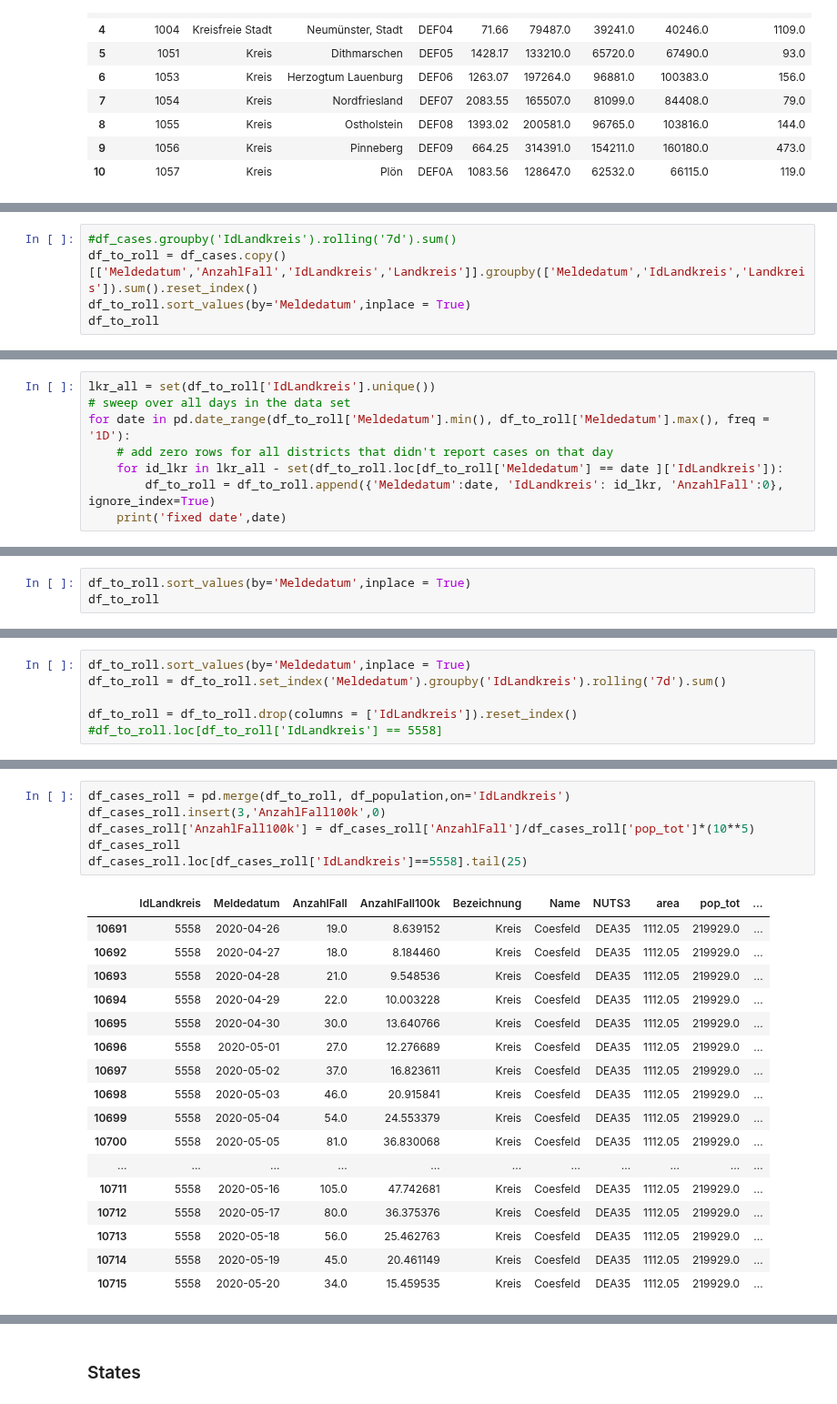
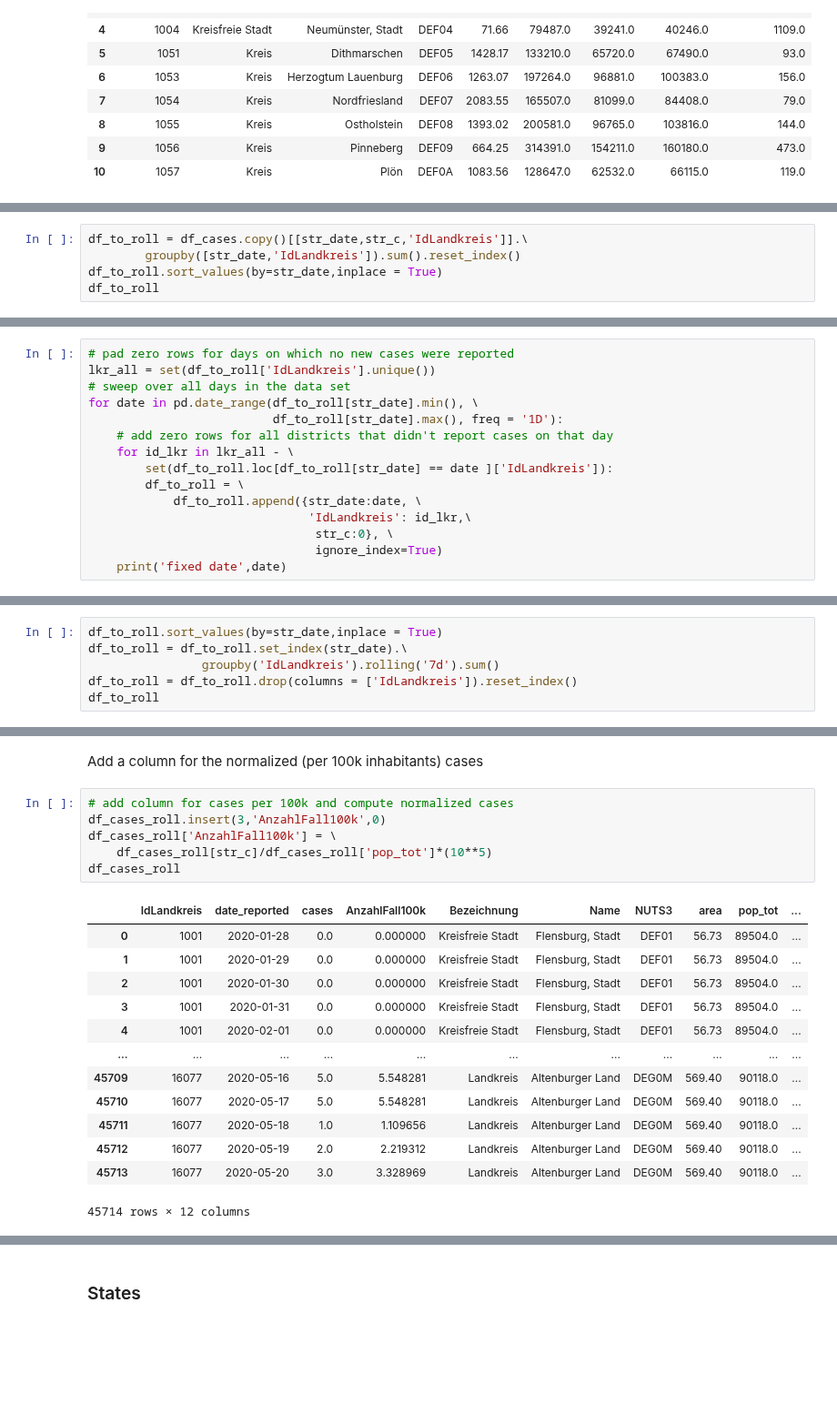
Before and after one commit to larpal/DSND_capstone, a Jupyter notebook: ETL.ipynb, the cells around one changed output, grey strips where cells are left out. Shown at 91% size. Drawn from its saved outputs; the diff is of its cells as text; blank space fills up the shorter version.

```diff
--- a/ETL.ipynb
+++ b/ETL.ipynb
@@ -135,6 +157,6 @@ df_cases.copy()[['Meldedatum','AnzahlFall','IdLandkreis']].groupby(['Meldedatum'
 # %%
-#df_cases.groupby('IdLandkreis').rolling('7d').sum()
-df_to_roll = df_cases.copy()[['Meldedatum','AnzahlFall','IdLandkreis','Landkreis']].groupby(['Meldedatum','IdLandkreis','Landkreis']).sum().reset_index()
-df_to_roll.sort_values(by='Meldedatum',inplace = True)
+df_to_roll = df_cases.copy()[[str_date,str_c,'IdLandkreis']].\
+        groupby([str_date,'IdLandkreis']).sum().reset_index()
+df_to_roll.sort_values(by=str_date,inplace = True)
 df_to_roll
 # %% [output]
@@ -160,10 +178,17 @@ To compute rolling 7-day totals of new cases, we need to make sure to have one r
 # %%
+# pad zero rows for days on which no new cases were reported
 lkr_all = set(df_to_roll['IdLandkreis'].unique())
 # sweep over all days in the data set
-for date in pd.date_range(df_to_roll['Meldedatum'].min(), df_to_roll['Meldedatum'].max(), freq = '1D'):
+for date in pd.date_range(df_to_roll[str_date].min(), \
+                          df_to_roll[str_date].max(), freq = '1D'):
     # add zero rows for all districts that didn't report cases on that day
-    for id_lkr in lkr_all - set(df_to_roll.loc[df_to_roll['Meldedatum'] == date ]['IdLandkreis']):
-        df_to_roll = df_to_roll.append({'Meldedatum':date, 'IdLandkreis': id_lkr, 'AnzahlFall':0}, ignore_index=True)
+    for id_lkr in lkr_all - \
+        set(df_to_roll.loc[df_to_roll[str_date] == date ]['IdLandkreis']):
+        df_to_roll = \
+            df_to_roll.append({str_date:date, \
+                               'IdLandkreis': id_lkr,\
+                                str_c:0}, \
+                                ignore_index=True)
     print('fixed date',date)
 # %% [output]
 fixed date 2020-01-28 00:00:00
@@ -183,6 +208,3 @@ fixed date 2020-05-17 00:00:00
 fixed date 2020-05-18 00:00:00
 fixed date 2020-05-19 00:00:00
 fixed date 2020-05-20 00:00:00
-# %%
-df_to_roll.sort_values(by='Meldedatum',inplace = True)
-df_to_roll
@@ -203,6 +213,6 @@ df_to_roll
 # %%
-df_to_roll.sort_values(by='Meldedatum',inplace = True)
-df_to_roll = df_to_roll.set_index('Meldedatum').groupby('IdLandkreis').rolling('7d').sum()
-
+df_to_roll.sort_values(by=str_date,inplace = True)
+df_to_roll = df_to_roll.set_index(str_date).\
+                groupby('IdLandkreis').rolling('7d').sum()
 df_to_roll = df_to_roll.drop(columns = ['IdLandkreis']).reset_index()
-#df_to_roll.loc[df_to_roll['IdLandkreis'] == 5558]
+df_to_roll
@@ -209,24 +253,22 @@ df_to_roll = df_to_roll.drop(columns = ['IdLandkreis']).reset_index()
+# %% [markdown]
+Add a column for the normalized (per 100k inhabitants) cases
 # %%
-df_cases_roll = pd.merge(df_to_roll, df_population,on='IdLandkreis')
+# add column for cases per 100k and compute normalized cases
 df_cases_roll.insert(3,'AnzahlFall100k',0)
-df_cases_roll['AnzahlFall100k'] = df_cases_roll['AnzahlFall']/df_cases_roll['pop_tot']*(10**5)
+df_cases_roll['AnzahlFall100k'] = \
+    df_cases_roll[str_c]/df_cases_roll['pop_tot']*(10**5)
 df_cases_roll
-df_cases_roll.loc[df_cases_roll['IdLandkreis']==5558].tail(25)
 # %% [output]
-|  | IdLandkreis | Meldedatum | AnzahlFall | AnzahlFall100k | Bezeichnung | Name | NUTS3 | area | pop_tot | ... |
-| 10691 | 5558 | 2020-04-26 | 19.0 | 8.639152 | Kreis | Coesfeld | DEA35 | 1112.05 | 219929.0 | ... |
-| 10692 | 5558 | 2020-04-27 | 18.0 | 8.184460 | Kreis | Coesfeld | DEA35 | 1112.05 | 219929.0 | ... |
-| 10693 | 5558 | 2020-04-28 | 21.0 | 9.548536 | Kreis | Coesfeld | DEA35 | 1112.05 | 219929.0 | ... |
-| 10694 | 5558 | 2020-04-29 | 22.0 | 10.003228 | Kreis | Coesfeld | DEA35 | 1112.05 | 219929.0 | ... |
-| 10695 | 5558 | 2020-04-30 | 30.0 | 13.640766 | Kreis | Coesfeld | DEA35 | 1112.05 | 219929.0 | ... |
-| 10696 | 5558 | 2020-05-01 | 27.0 | 12.276689 | Kreis | Coesfeld | DEA35 | 1112.05 | 219929.0 | ... |
-| 10697 | 5558 | 2020-05-02 | 37.0 | 16.823611 | Kreis | Coesfeld | DEA35 | 1112.05 | 219929.0 | ... |
-| 10698 | 5558 | 2020-05-03 | 46.0 | 20.915841 | Kreis | Coesfeld | DEA35 | 1112.05 | 219929.0 | ... |
-| 10699 | 5558 | 2020-05-04 | 54.0 | 24.553379 | Kreis | Coesfeld | DEA35 | 1112.05 | 219929.0 | ... |
-| 10700 | 5558 | 2020-05-05 | 81.0 | 36.830068 | Kreis | Coesfeld | DEA35 | 1112.05 | 219929.0 | ... |
+|  | IdLandkreis | date_reported | cases | AnzahlFall100k | Bezeichnung | Name | NUTS3 | area | pop_tot | ... |
+| 0 | 1001 | 2020-01-28 | 0.0 | 0.000000 | Kreisfreie Stadt | Flensburg, Stadt | DEF01 | 56.73 | 89504.0 | ... |
+| 1 | 1001 | 2020-01-29 | 0.0 | 0.000000 | Kreisfreie Stadt | Flensburg, Stadt | DEF01 | 56.73 | 89504.0 | ... |
+| 2 | 1001 | 2020-01-30 | 0.0 | 0.000000 | Kreisfreie Stadt | Flensburg, Stadt | DEF01 | 56.73 | 89504.0 | ... |
+| 3 | 1001 | 2020-01-31 | 0.0 | 0.000000 | Kreisfreie Stadt | Flensburg, Stadt | DEF01 | 56.73 | 89504.0 | ... |
+| 4 | 1001 | 2020-02-01 | 0.0 | 0.000000 | Kreisfreie Stadt | Flensburg, Stadt | DEF01 | 56.73 | 89504.0 | ... |
 | ... | ... | ... | ... | ... | ... | ... | ... | ... | ... | ... |
-| 10711 | 5558 | 2020-05-16 | 105.0 | 47.742681 | Kreis | Coesfeld | DEA35 | 1112.05 | 219929.0 | ... |
-| 10712 | 5558 | 2020-05-17 | 80.0 | 36.375376 | Kreis | Coesfeld | DEA35 | 1112.05 | 219929.0 | ... |
-| 10713 | 5558 | 2020-05-18 | 56.0 | 25.462763 | Kreis | Coesfeld | DEA35 | 1112.05 | 219929.0 | ... |
-| 10714 | 5558 | 2020-05-19 | 45.0 | 20.461149 | Kreis | Coesfeld | DEA35 | 1112.05 | 219929.0 | ... |
-| 10715 | 5558 | 2020-05-20 | 34.0 | 15.459535 | Kreis | Coesfeld | DEA35 | 1112.05 | 219929.0 | ... |
+| 45709 | 16077 | 2020-05-16 | 5.0 | 5.548281 | Landkreis | Altenburger Land | DEG0M | 569.40 | 90118.0 | ... |
+| 45710 | 16077 | 2020-05-17 | 5.0 | 5.548281 | Landkreis | Altenburger Land | DEG0M | 569.40 | 90118.0 | ... |
+| 45711 | 16077 | 2020-05-18 | 1.0 | 1.109656 | Landkreis | Altenburger Land | DEG0M | 569.40 | 90118.0 | ... |
+| 45712 | 16077 | 2020-05-19 | 2.0 | 2.219312 | Landkreis | Altenburger Land | DEG0M | 569.40 | 90118.0 | ... |
+| 45713 | 16077 | 2020-05-20 | 3.0 | 3.328969 | Landkreis | Altenburger Land | DEG0M | 569.40 | 90118.0 | ... |
+45714 rows × 12 columns
```
Also changed, not shown: parts of 76 cells of this notebook.
